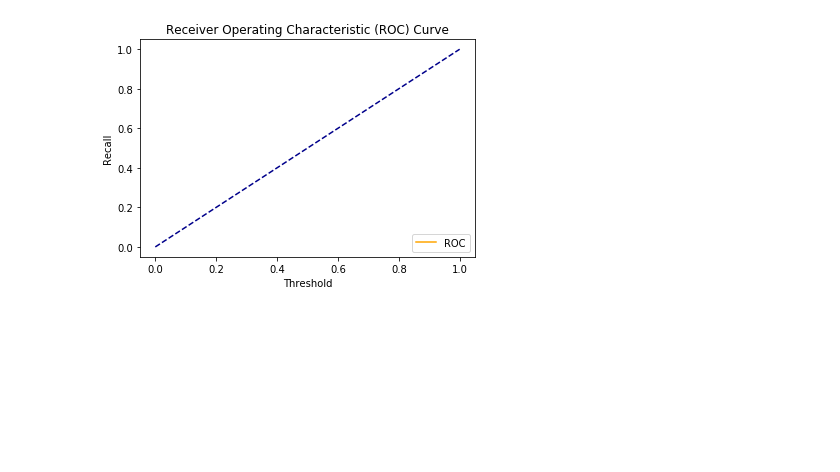
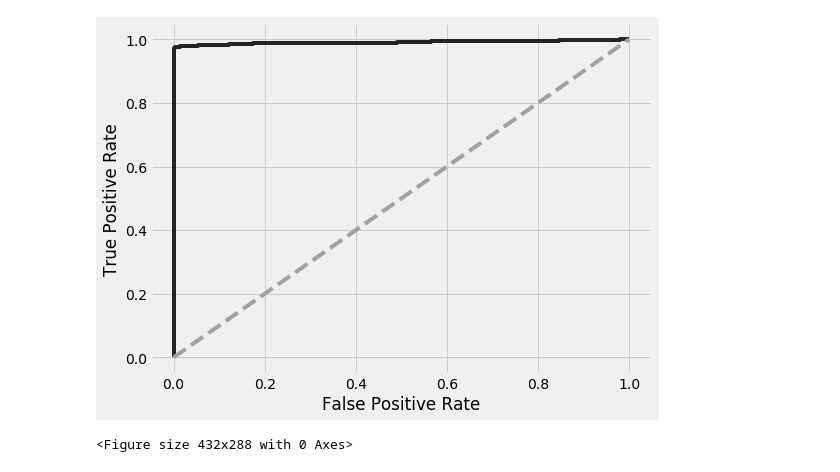
Before and after one commit to Call1st0/dft-based-watermarking-method-with-GCR-masking, a Jupyter notebook: imageAttacksResultsROC.ipynb, the cells around one changed output. Drawn from its saved outputs; the diff is of its cells as text; code cells hidden in the pictures; blank space fills up the shorter version.

```diff
--- a/imageAttacksResultsROC.ipynb
+++ b/imageAttacksResultsROC.ipynb
@@ -206,4 +5,11 @@ threshold
-# %%
-plot_roc_curve(TP, FP)
-# %% [output]
-[figure, removed]
+# %%
+# Importing CSV files - same seed (5)
+dfGCR1 = pd.read_csv('metricDataFrameGCR-1-gcr.csv')
+dfGCR2 = pd.read_csv('metricDataFrameGCR-2-gcr.csv')
+dfGCR3 = pd.read_csv('metricDataFrameGCR-3-gcr.csv')
+dfMarked = pd.read_csv('metricDataFrameGCR26.csv')
+# %%
+dfMarked = dfMarked.drop(['Unnamed: 0'], axis = 1)
+dfGCR1 = dfGCR1.drop(['Unnamed: 0'], axis = 1)
+dfGCR2 = dfGCR2.drop(['Unnamed: 0'], axis = 1)
+dfGCR3 = dfGCR3.drop(['Unnamed: 0'], axis = 1)
@@ -209,0 +70,16 @@ plot_roc_curve(TP, FP)
+# %%
+style.use('fivethirtyeight')
+
+fpr, tpr, thresholds = roc_curve(arrayTest, MarkedProbs)
+
+plt.figure(figsize = (8, 6))
+plt.plot(fpr, tpr, color='#242424', label='ROC')
+plt.plot([0, 1], [0, 1], color='#a1a1a1', linestyle='--')
+plt.xlabel('False Positive Rate')
+plt.ylabel('True Positive Rate')
+plt.show()
+
+plt.savefig('roc-marked/ROCMarked.eps', format="eps")
+# %% [output]
+[figure, added]
+<Figure size 432x288 with 0 Axes>
```
Also changed, not shown: parts of 45 cells of this notebook, 16 other files.
